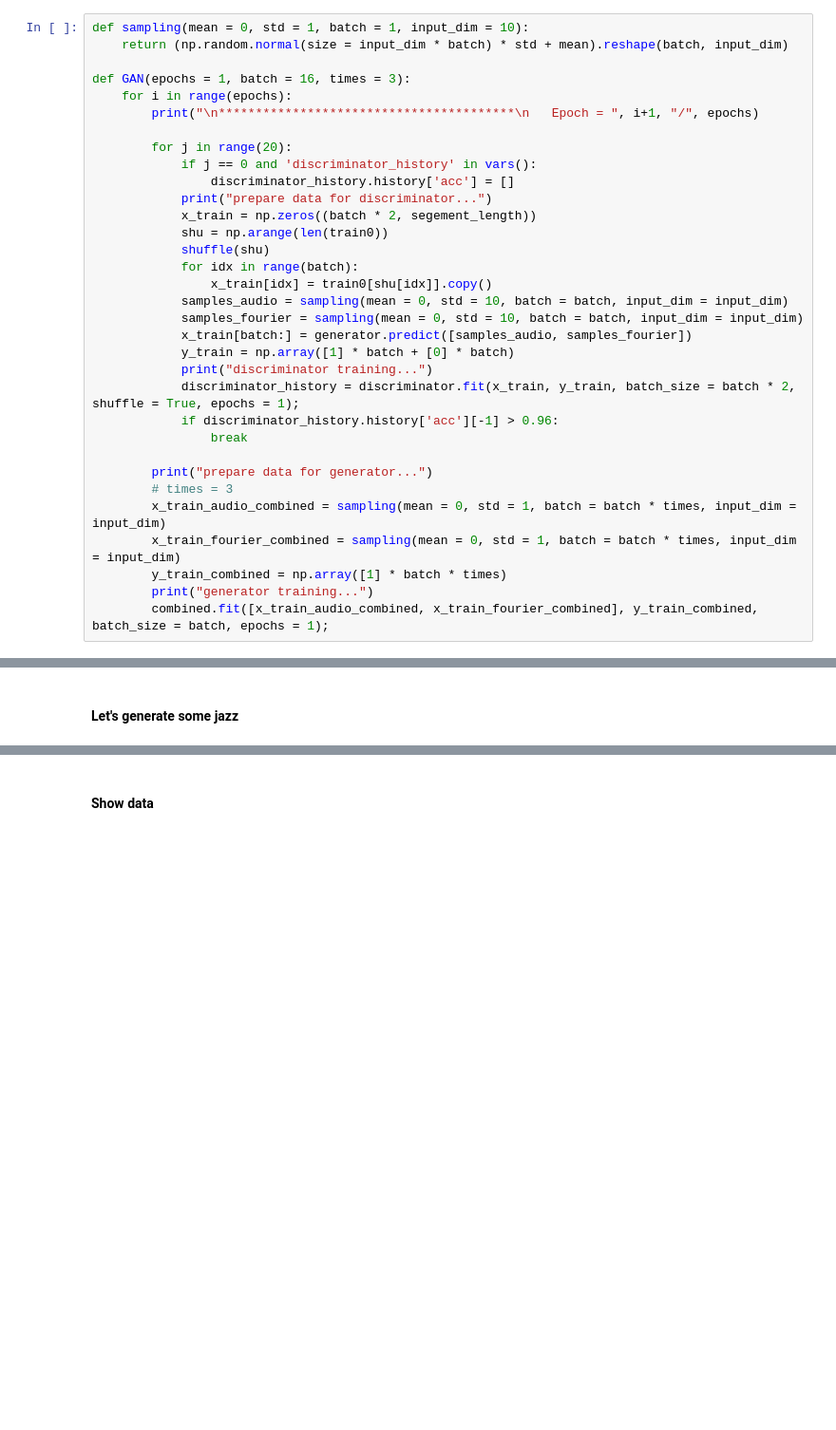
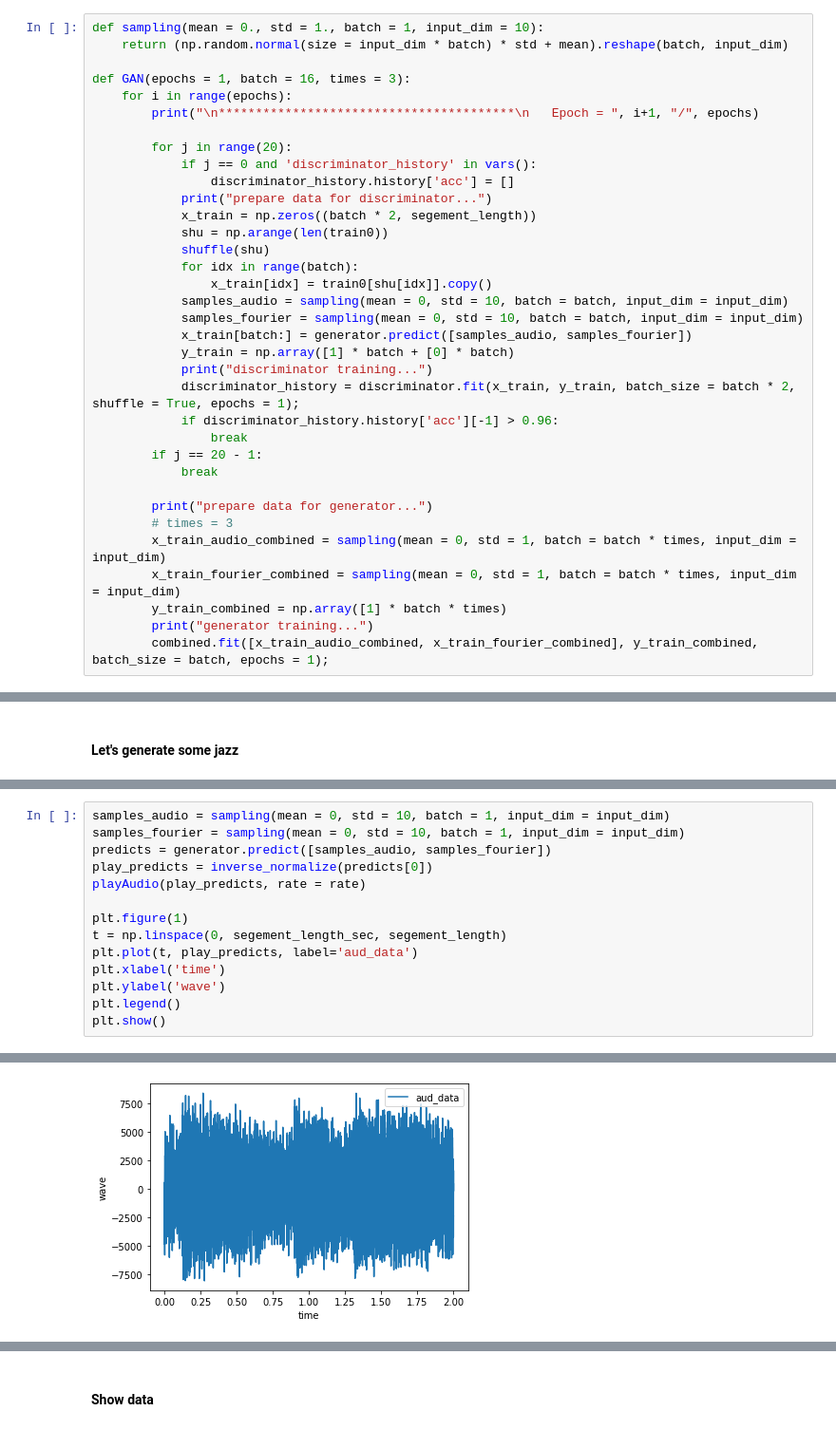
Before and after one commit to kuiyochen/Python_ML_learning, a Jupyter notebook: GAN.ipynb, the cells around one changed output, grey strips where cells are left out. Shown: that part at 95% size. Saved outputs shown, nothing was run; the diff lists cells and outputs as text; blank space fills up the shorter version.

```diff
--- a/GAN.ipynb
+++ b/GAN.ipynb
@@ -400,5 +394,5 @@ None
 # %%
-def sampling(mean = 0, std = 1, batch = 1, input_dim = 10):
+def sampling(mean = 0., std = 1., batch = 1, input_dim = 10):
     return (np.random.normal(size = input_dim * batch) * std + mean).reshape(batch, input_dim)
 
 def GAN(epochs = 1, batch = 16, times = 3):
@@ -422,6 +416,8 @@ def GAN(epochs = 1, batch = 16, times = 3):
             discriminator_history = discriminator.fit(x_train, y_train, batch_size = batch * 2, shuffle = True, epochs = 1);
             if discriminator_history.history['acc'][-1] > 0.96:
                 break
+        if j == 20 - 1:
+            break
 
         print("prepare data for generator...")
         # times = 3
@@ -507,0 +479,15 @@ play_predicts = inverse_normalize(predicts[0].reshape(-1, chennel_length))
+# %%
+samples_audio = sampling(mean = 0, std = 10, batch = 1, input_dim = input_dim)
+samples_fourier = sampling(mean = 0, std = 10, batch = 1, input_dim = input_dim)
+predicts = generator.predict([samples_audio, samples_fourier])
+play_predicts = inverse_normalize(predicts[0])
+playAudio(play_predicts, rate = rate)
+
+plt.figure(1)
+t = np.linspace(0, segement_length_sec, segement_length)
+plt.plot(t, play_predicts, label='aud_data')
+plt.xlabel('time')
+plt.ylabel('wave')
+plt.legend()
+plt.show()
+# %% [output]
@@ -508,3 +495,4 @@ play_predicts = inverse_normalize(predicts[0].reshape(-1, chennel_length))
+[figure, added]
 # %%
 idx = 250
 playAudio(song_array[segement_length_audio * idx:segement_length_audio * (idx+1), 0], rate = rate)
```
Also changed, not shown: parts of 10 cells of this notebook.
